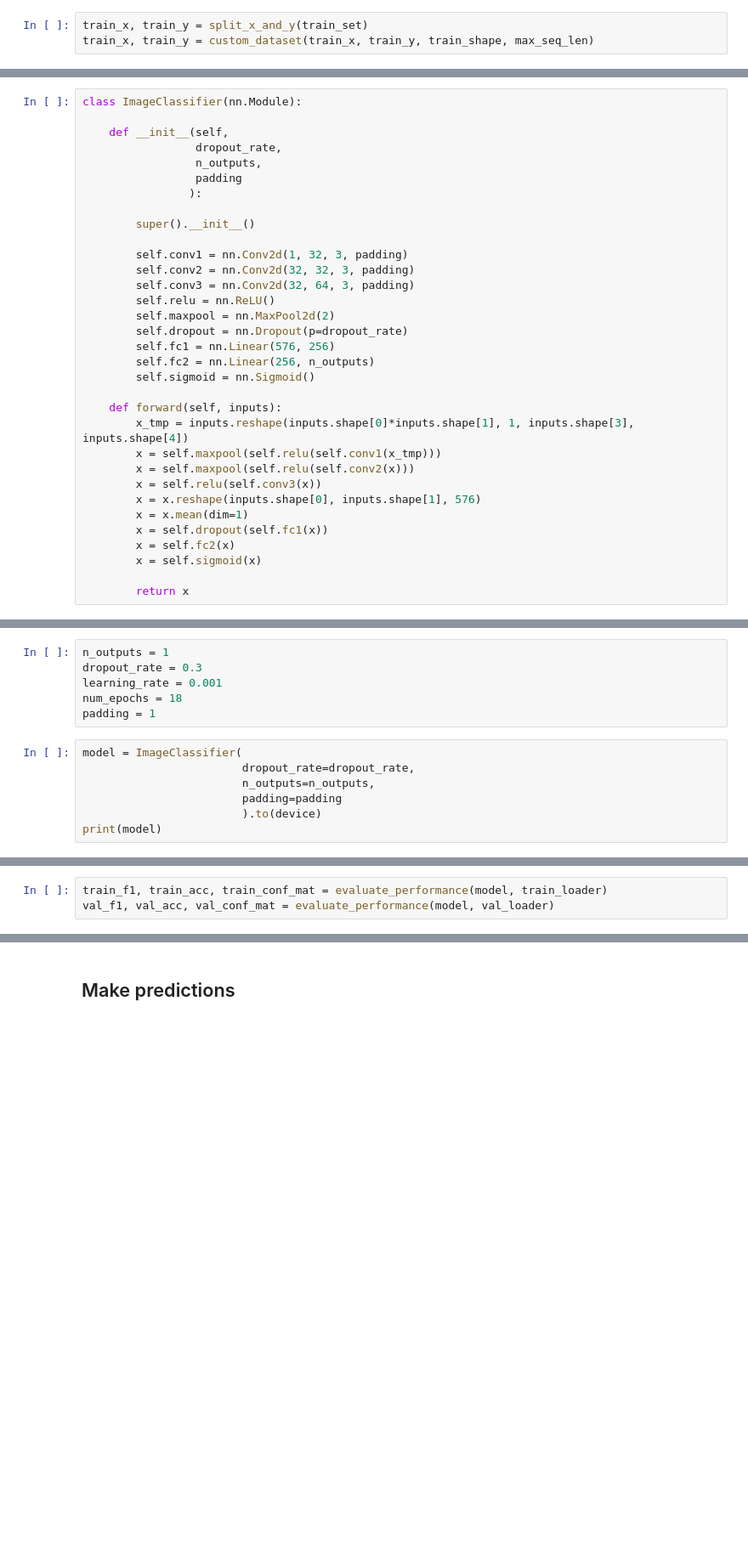
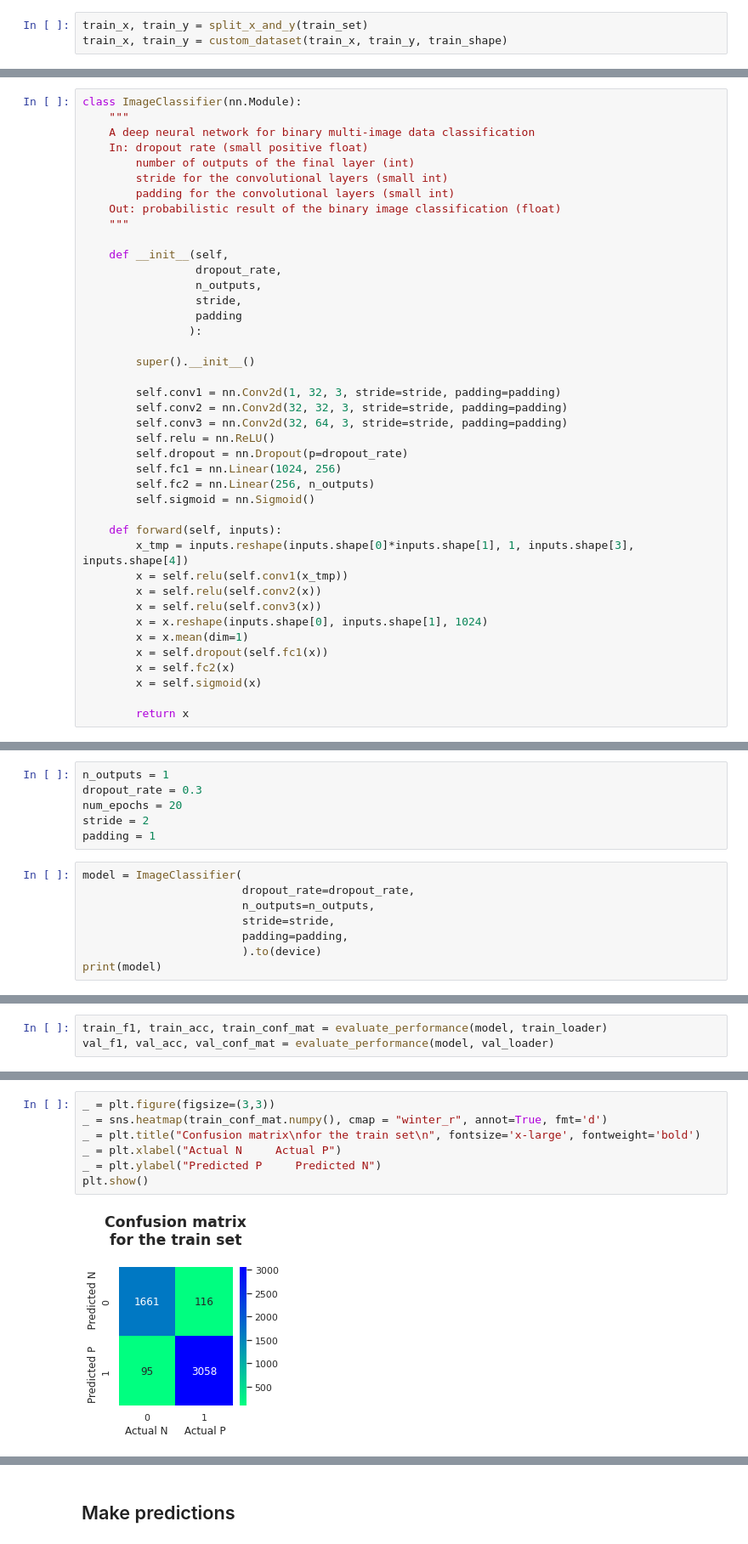
Before and after one commit to olga-black/digits-classifier, a Jupyter notebook: digits_classifier.ipynb, the cells around one changed output, grey strips where cells are left out. Shown at 85% size. Drawn from its saved outputs; the diff is of its cells as text; blank space fills up the shorter version.

```diff
--- a/digits_classifier.ipynb
+++ b/digits_classifier.ipynb
@@ -142,5 +138,5 @@ def custom_dataset(inputs, targets, data_shape, max_seq_len):
     return x, y
 # %%
 train_x, train_y = split_x_and_y(train_set)
-train_x, train_y = custom_dataset(train_x, train_y, train_shape, max_seq_len)
+train_x, train_y = custom_dataset(train_x, train_y, train_shape)
 # %% [output]
@@ -166,31 +162,39 @@ test_dataset = TensorDataset(test_x, test_y)
 ## Create model
 # %%
 class ImageClassifier(nn.Module):
+    """
+    A deep neural network for binary multi-image data classification
+    In: dropout rate (small positive float)
+        number of outputs of the final layer (int)
+        stride for the convolutional layers (small int)
+        padding for the convolutional layers (small int)
+    Out: probabilistic result of the binary image classification (float)
+    """
 
     def __init__(self,
                  dropout_rate,
                  n_outputs,
+                 stride,
                  padding
                 ):
 
         super().__init__()
 
-        self.conv1 = nn.Conv2d(1, 32, 3, padding)
-        self.conv2 = nn.Conv2d(32, 32, 3, padding)
-        self.conv3 = nn.Conv2d(32, 64, 3, padding)
+        self.conv1 = nn.Conv2d(1, 32, 3, stride=stride, padding=padding)
+        self.conv2 = nn.Conv2d(32, 32, 3, stride=stride, padding=padding)
+        self.conv3 = nn.Conv2d(32, 64, 3, stride=stride, padding=padding)
         self.relu = nn.ReLU()
-        self.maxpool = nn.MaxPool2d(2)
         self.dropout = nn.Dropout(p=dropout_rate)
-        self.fc1 = nn.Linear(576, 256)
+        self.fc1 = nn.Linear(1024, 256)
         self.fc2 = nn.Linear(256, n_outputs)
         self.sigmoid = nn.Sigmoid()
 
     def forward(self, inputs):
         x_tmp = inputs.reshape(inputs.shape[0]*inputs.shape[1], 1, inputs.shape[3], inputs.shape[4])
-        x = self.maxpool(self.relu(self.conv1(x_tmp)))
-        x = self.maxpool(self.relu(self.conv2(x)))
+        x = self.relu(self.conv1(x_tmp))
+        x = self.relu(self.conv2(x))
         x = self.relu(self.conv3(x))
-        x = x.reshape(inputs.shape[0], inputs.shape[1], 576)
+        x = x.reshape(inputs.shape[0], inputs.shape[1], 1024)
         x = x.mean(dim=1)
         x = self.dropout(self.fc1(x))
         x = self.fc2(x)
@@ -202,14 +206,15 @@ class ImageClassifier(nn.Module):
 # %%
 n_outputs = 1
 dropout_rate = 0.3
-learning_rate = 0.001
-num_epochs = 18
+num_epochs = 20
+stride = 2
 padding = 1
 # %%
 model = ImageClassifier(
                         dropout_rate=dropout_rate,
                         n_outputs=n_outputs,
-                        padding=padding
+                        stride=stride,
+                        padding=padding,
                         ).to(device)
 print(model)
 # %% [output]
@@ -373,0 +385,9 @@ Validation set: Accuracy: 0.954  F1 Score:0.965  Confusion matrix:tensor([[312,
+# %%
+_ = plt.figure(figsize=(3,3))
+_ = sns.heatmap(train_conf_mat.numpy(), cmap = "winter_r", annot=True, fmt='d')
+_ = plt.title("Confusion matrix\nfor the train set\n", fontsize='x-large', fontweight='bold')
+_ = plt.xlabel("Actual N     Actual P")
+_ = plt.ylabel("Predicted P     Predicted N")
+plt.show()
+# %% [output]
+[figure, added]
```
Also changed, not shown: parts of 32 cells of this notebook.
